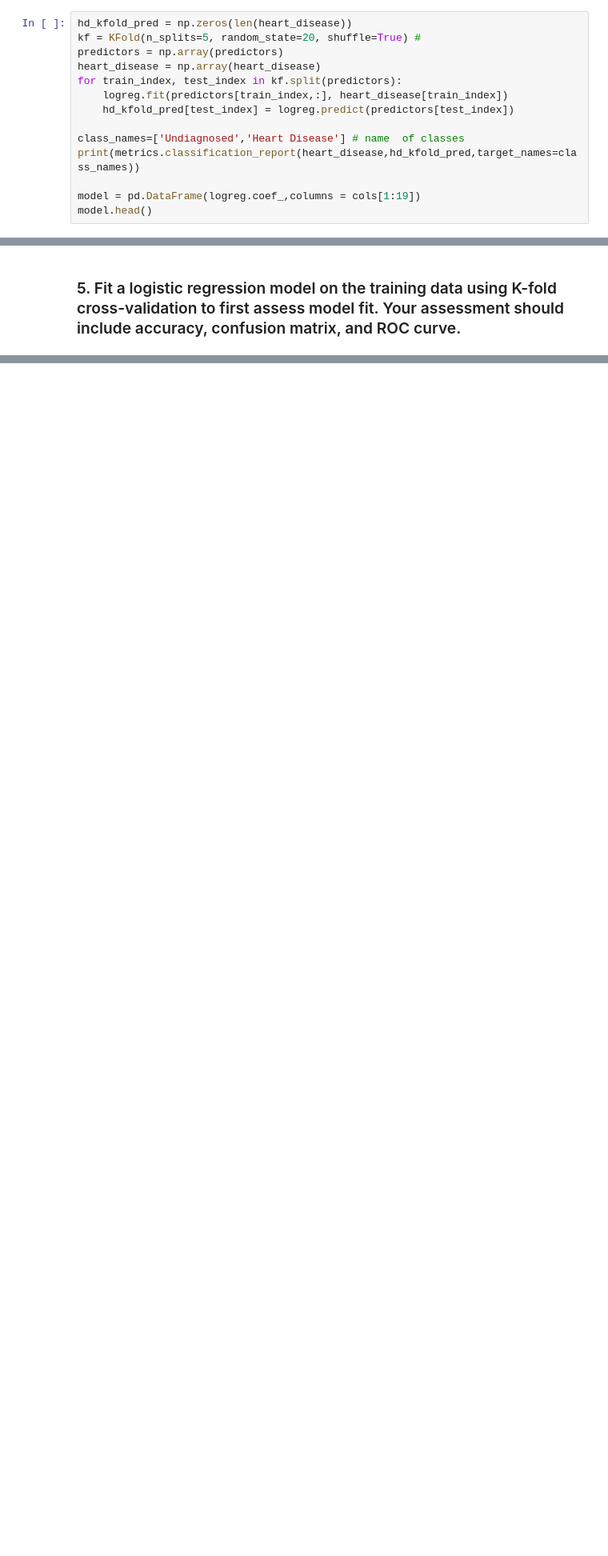
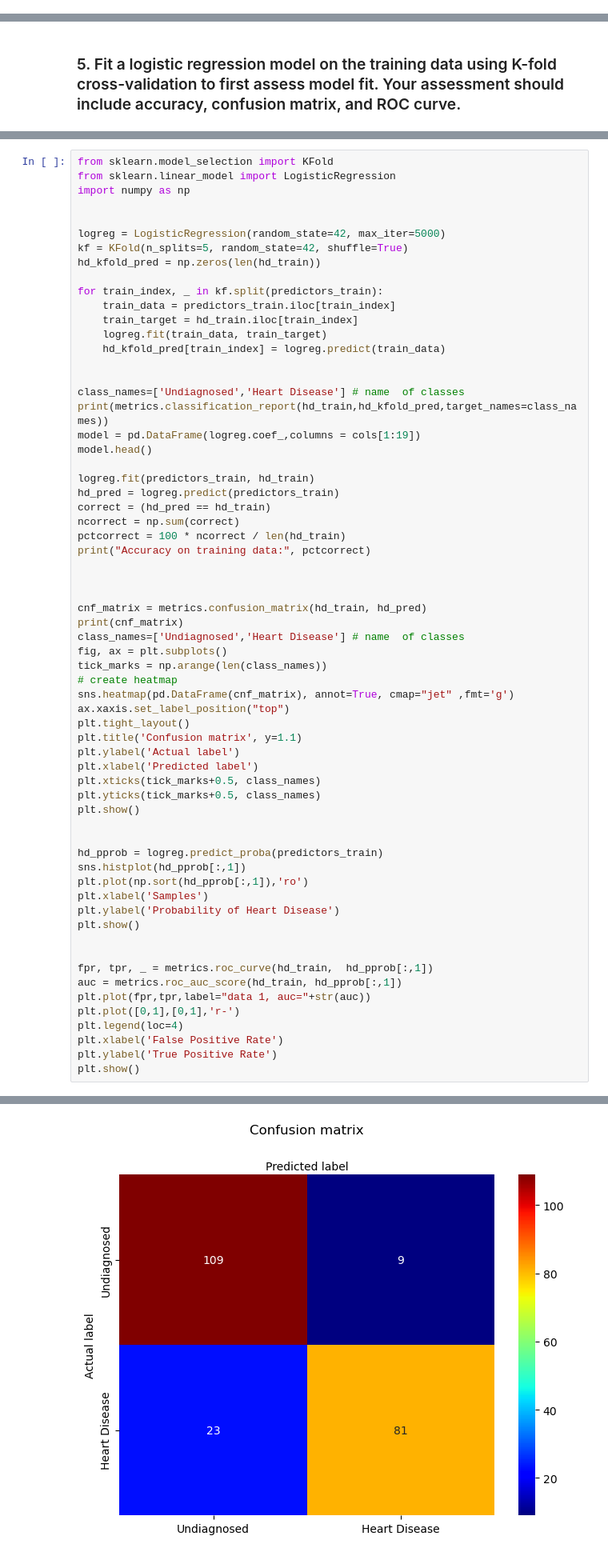
Before and after one commit to Prof-Ramesh-Srinivasan/assignment-3-michellecuci, a Jupyter notebook: Assignment3.ipynb, the cells around one changed output, grey strips where cells are left out. Shown at 80% size. Cells and saved outputs as stored; diff of their text form; blank space fills up the shorter version.

```diff
--- a/Assignment3.ipynb
+++ b/Assignment3.ipynb
@@ -255,14 +226,0 @@ for i, (train_index, test_index) in enumerate(kf.split(X)):
-# %%
-hd_kfold_pred = np.zeros(len(heart_disease))
-kf = KFold(n_splits=5, random_state=20, shuffle=True) #
-predictors = np.array(predictors)
-heart_disease = np.array(heart_disease)
-for train_index, test_index in kf.split(predictors):
-    logreg.fit(predictors[train_index,:], heart_disease[train_index])
-    hd_kfold_pred[test_index] = logreg.predict(predictors[test_index])
-
-class_names=['Undiagnosed','Heart Disease'] # name  of classes
-print(metrics.classification_report(heart_disease,hd_kfold_pred,target_names=class_names))
-
-model = pd.DataFrame(logreg.coef_,columns = cols[1:19])
-model.head()
@@ -349,0 +229,65 @@ Heart Disease       0.90      0.85      0.88        33
+# %%
+from sklearn.model_selection import KFold
+from sklearn.linear_model import LogisticRegression
+import numpy as np
+
+
+logreg = LogisticRegression(random_state=42, max_iter=5000)
+kf = KFold(n_splits=5, random_state=42, shuffle=True)
+hd_kfold_pred = np.zeros(len(hd_train))
+
+for train_index, _ in kf.split(predictors_train):
+    train_data = predictors_train.iloc[train_index]
+    train_target = hd_train.iloc[train_index]
+    logreg.fit(train_data, train_target)
+    hd_kfold_pred[train_index] = logreg.predict(train_data)
+
+
+class_names=['Undiagnosed','Heart Disease'] # name  of classes
+print(metrics.classification_report(hd_train,hd_kfold_pred,target_names=class_names))
+model = pd.DataFrame(logreg.coef_,columns = cols[1:19])
+model.head()
+
+logreg.fit(predictors_train, hd_train)
+hd_pred = logreg.predict(predictors_train)
+correct = (hd_pred == hd_train)
+ncorrect = np.sum(correct)
+pctcorrect = 100 * ncorrect / len(hd_train)
+print("Accuracy on training data:", pctcorrect)
+
+
+
+cnf_matrix = metrics.confusion_matrix(hd_train, hd_pred)
+print(cnf_matrix)
+class_names=['Undiagnosed','Heart Disease'] # name  of classes
+fig, ax = plt.subplots()
+tick_marks = np.arange(len(class_names))
+# create heatmap
+sns.heatmap(pd.DataFrame(cnf_matrix), annot=True, cmap="jet" ,fmt='g')
+ax.xaxis.set_label_position("top")
+plt.tight_layout()
+plt.title('Confusion matrix', y=1.1)
+plt.ylabel('Actual label')
+plt.xlabel('Predicted label')
+plt.xticks(tick_marks+0.5, class_names)
+plt.yticks(tick_marks+0.5, class_names)
+plt.show()
+
+
+hd_pprob = logreg.predict_proba(predictors_train)
+sns.histplot(hd_pprob[:,1])
+plt.plot(np.sort(hd_pprob[:,1]),'ro')
+plt.xlabel('Samples')
+plt.ylabel('Probability of Heart Disease')
+plt.show()
+
+
+fpr, tpr, _ = metrics.roc_curve(hd_train,  hd_pprob[:,1])
+auc = metrics.roc_auc_score(hd_train, hd_pprob[:,1])
+plt.plot(fpr,tpr,label="data 1, auc="+str(auc))
+plt.plot([0,1],[0,1],'r-')
+plt.legend(loc=4)
+plt.xlabel('False Positive Rate')
+plt.ylabel('True Positive Rate')
+plt.show()
+# %% [output]
@@ -349,0 +306 @@ Heart Disease       0.90      0.85      0.88        33
+[figure, added]
```
Also changed, not shown: parts of 22 cells of this notebook.
